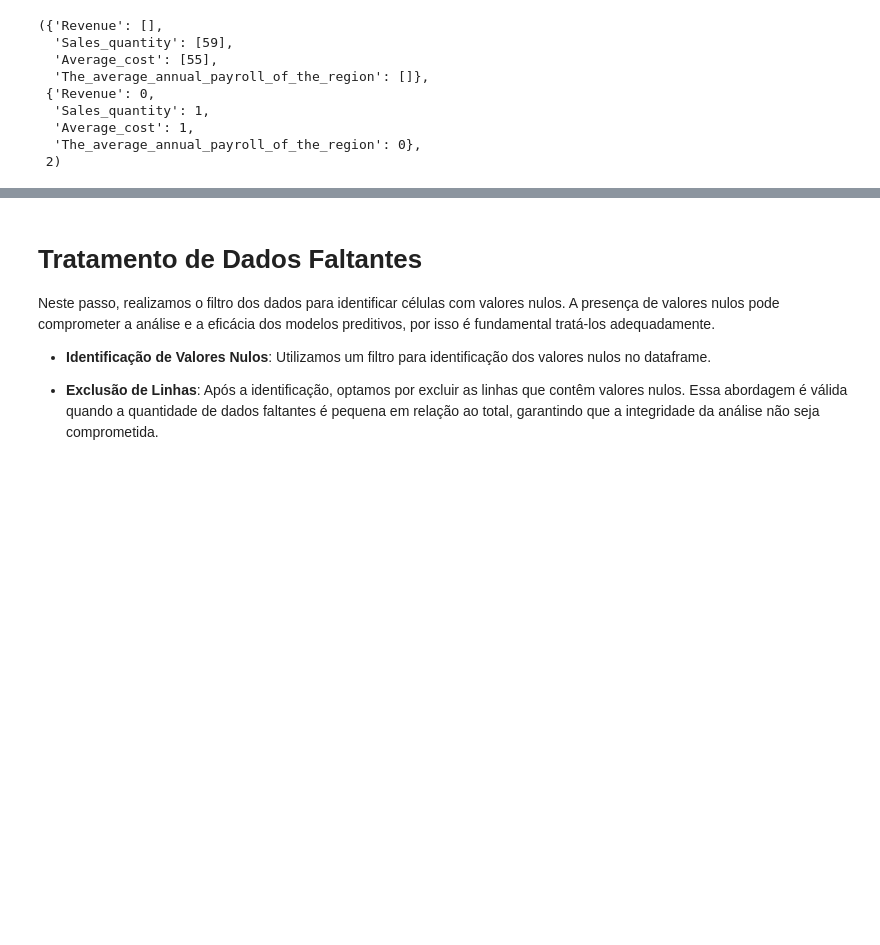
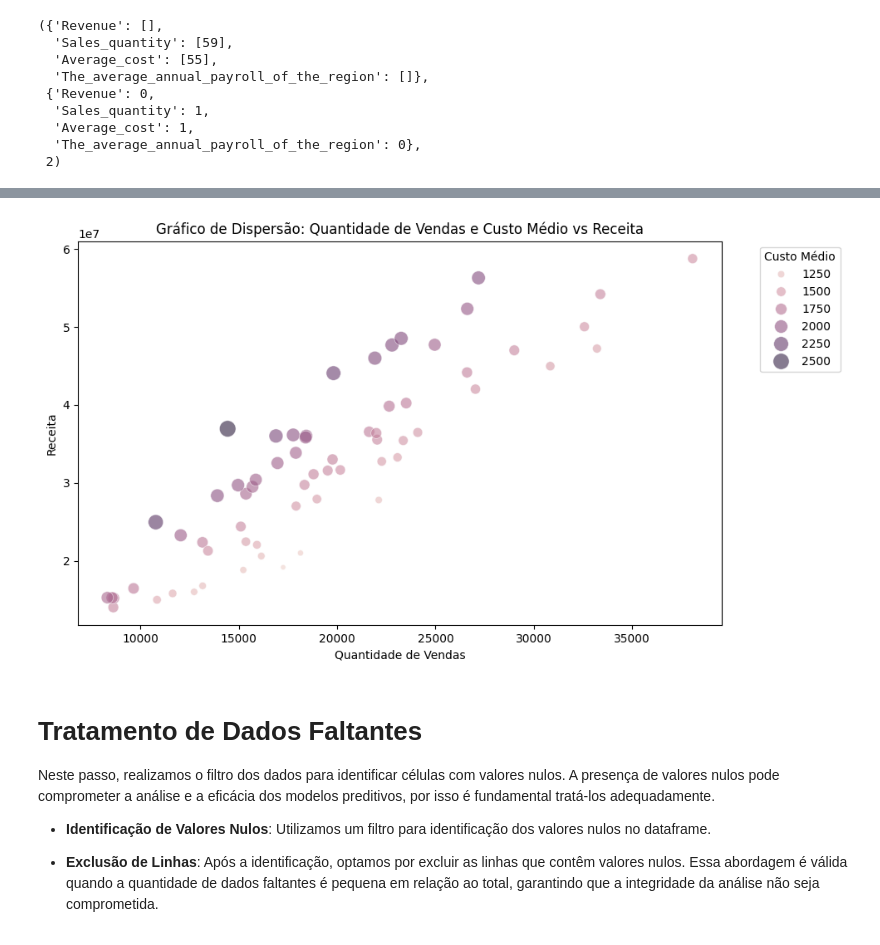
Before and after one commit to pedrojorge1559/Linear-Regression-for-Sales, a Jupyter notebook: notebooks/EDA.ipynb, the cells around one changed output, grey strips where cells are left out. Cells and saved outputs as stored; diff of their text form; code cells hidden in the pictures; blank space fills up the shorter version.

```diff
--- a/notebooks/EDA.ipynb
+++ b/notebooks/EDA.ipynb
@@ -106,3 +112,13 @@ The_average_annual_payroll_of_the_region: 0 (0.0)%
+# %%
+plt.figure(figsize=(10, 6))
+sns.scatterplot(data=data, x='Sales_quantity', y='Revenue', hue='Average_cost', size='Average_cost', sizes=(20, 200), alpha=0.6)
+plt.title('Gráfico de Dispersão: Quantidade de Vendas e Custo Médio vs Receita')
+plt.xlabel('Quantidade de Vendas')
+plt.ylabel('Receita')
+plt.legend(title='Custo Médio', bbox_to_anchor=(1.05, 1), loc='upper left')
+plt.show()
+# %% [output]
+[figure, added]
 # %% [markdown]
 # Tratamento de Dados Faltantes
 
```
Also changed, not shown: parts of 1 cell of this notebook.
